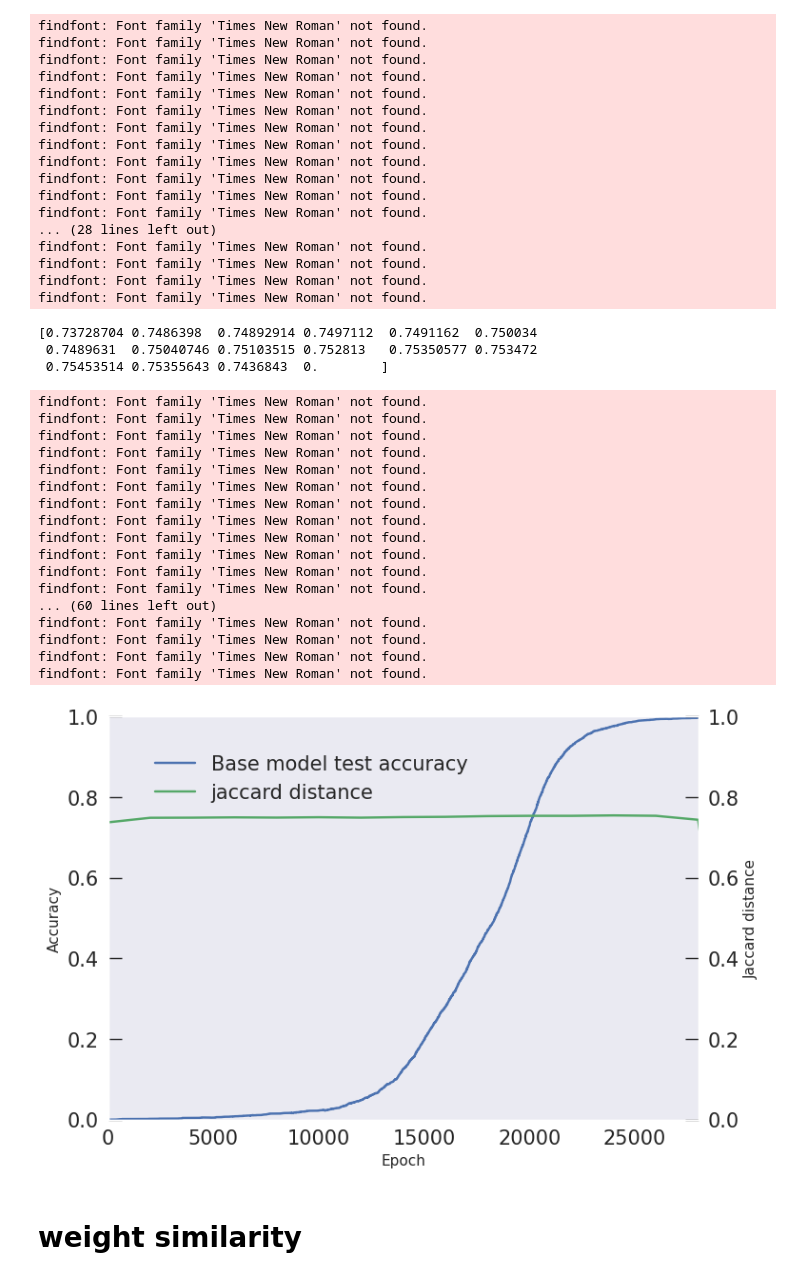
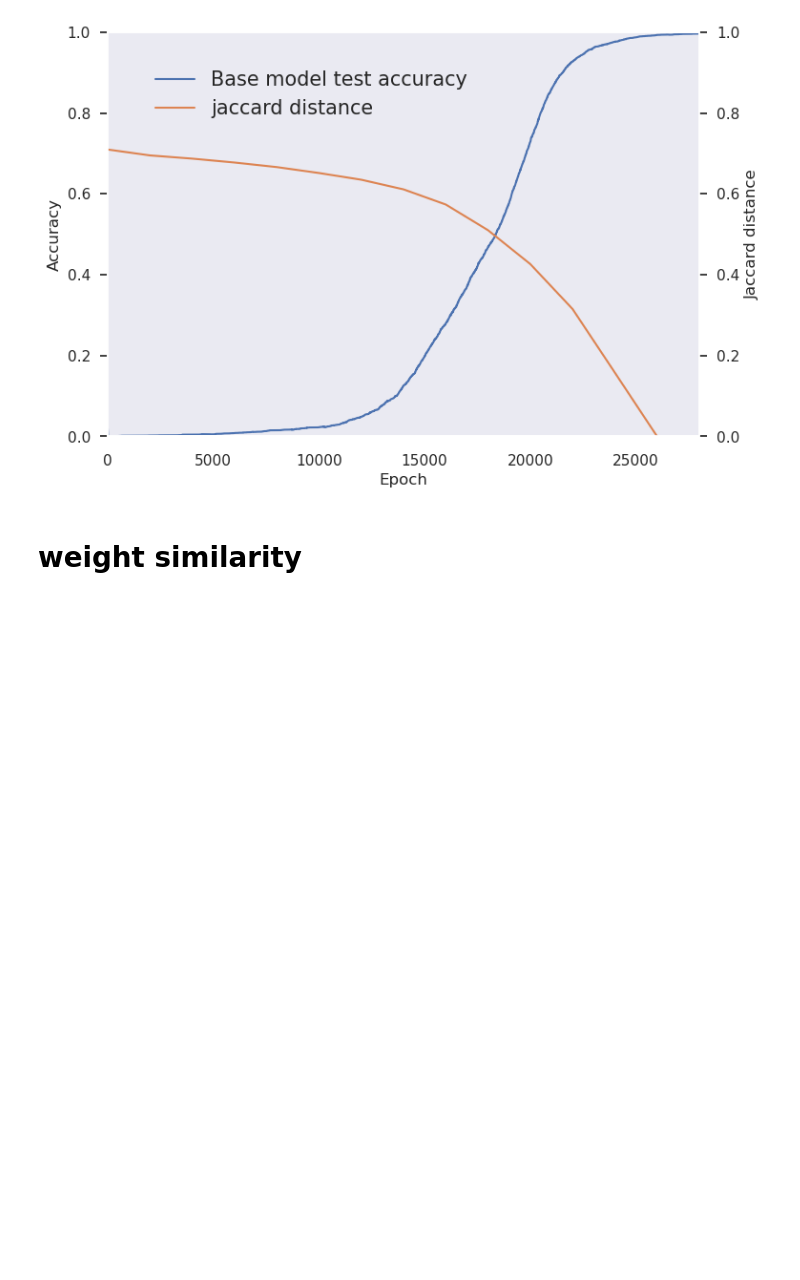
Before and after one commit to gouki510/Grokking-Tickets, a Jupyter notebook: mask_sim.ipynb, the cells around one changed output. Saved outputs shown, nothing was run; the diff lists cells and outputs as text; code cells hidden in the pictures; blank space fills up the shorter version.

```diff
--- a/mask_sim.ipynb
+++ b/mask_sim.ipynb
@@ -130,9 +130,11 @@ def jaccard_distance(x, y):
     union = torch.where(x+y==0, 0, 1).sum()
     return 1 - inter/union
 # %%
-weight_paths = glob(os.path.join("/home/0927/exp3/mlp","*"))
+weight_paths = glob(os.path.join("/workspace/grokking/0927/exp3/mlp","*"))
 total_masks = {}
 for weight_path in weight_paths:
+    if not "2seed" in weight_path:
+        continue
     weight_path = os.path.join(weight_path,"0.pth")
     name = weight_path.split("/")[-2].split("_")[-1]
     config = Exp()
@@ -211,74 +179,37 @@ findfont: Font family 'Times New Roman' not found.
 # %%
-path  = "/home/exp0_mlp_test.csv"
+path  = "/workspace/grokking/exp0_mlp_test.csv"
 
 df1 = pd.read_csv(path)
-print(jaccard_dis.numpy()[-1])
-epochs = np.arange(0, (len(jaccard_dis.numpy()[-1]))*2000, 2000)
+# print(jaccard_dis.numpy()[-1])
+epochs = np.arange(0, (len(jaccard_dis[-1]))*2000, 2000)
 
 fig = plt.figure()
 ax1 = fig.add_subplot(111)
 ln1=ax1.plot(df1["Step"], df1["Grouped runs - test_acc"],"C0", label="Base model test accuracy")
 
 
 ax2 = ax1.twinx()
-ln2=ax2.plot(epochs,jaccard_dis.numpy()[-1],"C1",label="jaccard distance" )
+ln2=ax2.plot(epochs,jaccard_dis[-1],"C1",label="jaccard distance" )
 
 h1, l1 = ax1.get_legend_handles_labels()
 h2, l2 = ax2.get_legend_handles_labels()
 ax1.legend(h1+h2, l1+l2, loc='upper left', bbox_to_anchor=(0.05, 0.95),fontsize=15)
 
 ax1.set_xlabel('Epoch')
 ax1.set_ylabel('Accuracy')
 ax2.set_ylabel('Jaccard distance')
 ax1.set_ylim([0.0, 1.0])
 ax2.set_ylim([0.0, 1.0])
 ax1.set_xlim([0, 28000])
 ax2.set_xlim([0, 28000])
 ax1.grid(False)
 ax2.grid(False)
 
 
 
 #plt.savefig("fig/exp0_mlp.png", dpi=300, bbox_inches='tight')
 # %% [output]
-findfont: Font family 'Times New Roman' not found.
-findfont: Font family 'Times New Roman' not found.
-findfont: Font family 'Times New Roman' not found.
-findfont: Font family 'Times New Roman' not found.
-findfont: Font family 'Times New Roman' not found.
-findfont: Font family 'Times New Roman' not found.
-findfont: Font family 'Times New Roman' not found.
-findfont: Font family 'Times New Roman' not found.
-findfont: Font family 'Times New Roman' not found.
-findfont: Font family 'Times New Roman' not found.
-findfont: Font family 'Times New Roman' not found.
-findfont: Font family 'Times New Roman' not found.
-... (28 lines left out)
-findfont: Font family 'Times New Roman' not found.
-findfont: Font family 'Times New Roman' not found.
-findfont: Font family 'Times New Roman' not found.
-findfont: Font family 'Times New Roman' not found.
-[0.73728704 0.7486398  0.74892914 0.7497112  0.7491162  0.750034
- 0.7489631  0.75040746 0.75103515 0.752813   0.75350577 0.753472
- 0.75453514 0.75355643 0.7436843  0.        ]
-findfont: Font family 'Times New Roman' not found.
-findfont: Font family 'Times New Roman' not found.
-findfont: Font family 'Times New Roman' not found.
-findfont: Font family 'Times New Roman' not found.
-findfont: Font family 'Times New Roman' not found.
-findfont: Font family 'Times New Roman' not found.
-findfont: Font family 'Times New Roman' not found.
-findfont: Font family 'Times New Roman' not found.
-findfont: Font family 'Times New Roman' not found.
-findfont: Font family 'Times New Roman' not found.
-findfont: Font family 'Times New Roman' not found.
-findfont: Font family 'Times New Roman' not found.
-... (60 lines left out)
-findfont: Font family 'Times New Roman' not found.
-findfont: Font family 'Times New Roman' not found.
-findfont: Font family 'Times New Roman' not found.
-findfont: Font family 'Times New Roman' not found.
-[figure, old version]
+[figure, new version]
 # %% [markdown]
 # weight similarity
 # %%
```
Also changed, not shown: parts of 8 cells of this notebook, 13 other files.
